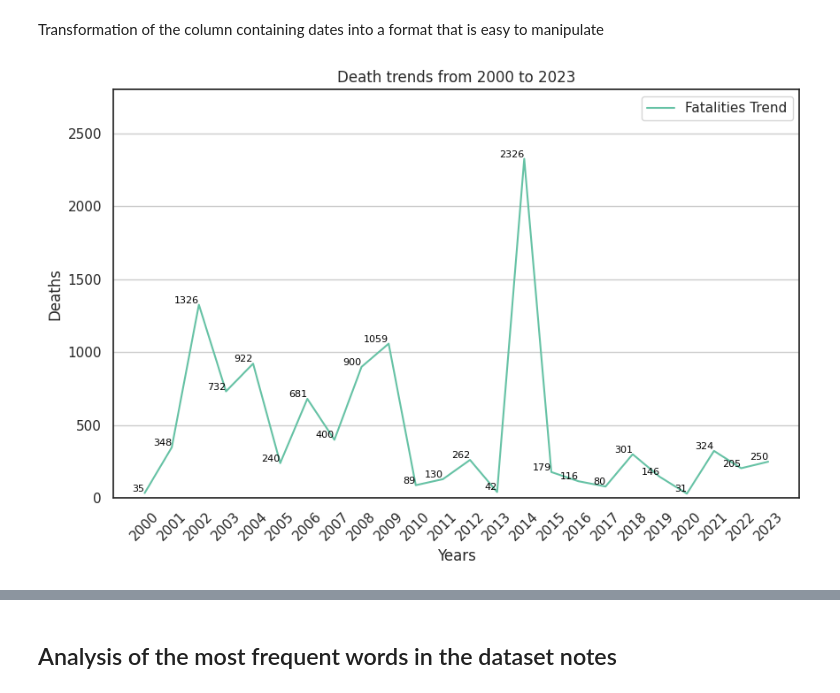
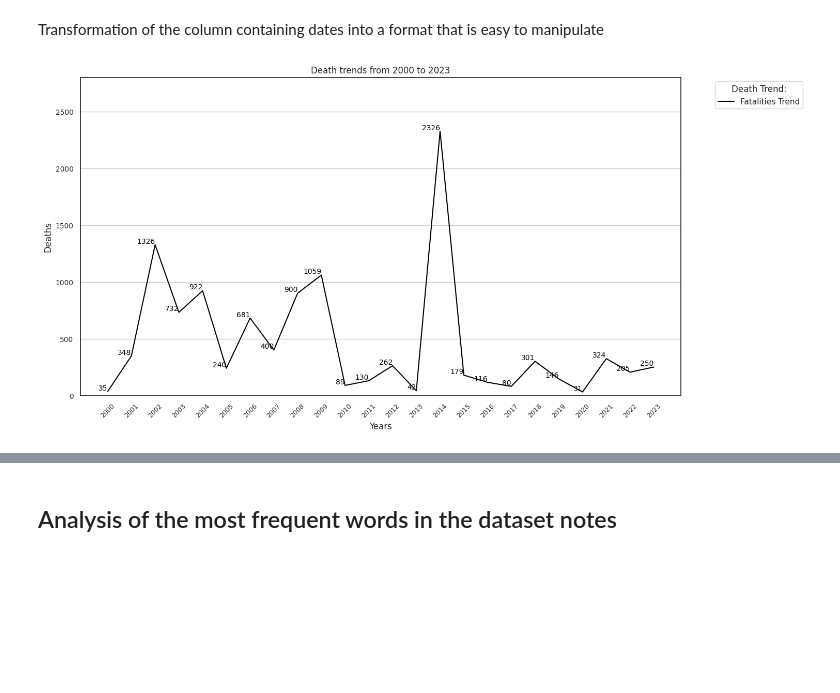
Before and after one commit to exdsgift/IPC-MideastAnalytics, a Jupyter notebook: Fatalities_Project.ipynb, the cells around one changed output, grey strips where cells are left out. Drawn from its saved outputs; the diff is of its cells as text; code cells hidden in the pictures; blank space fills up the shorter version.

```diff
--- a/Fatalities_Project.ipynb
+++ b/Fatalities_Project.ipynb
@@ -370,28 +470,30 @@ fatalities_df['date_of_death'] = pd.to_datetime(fatalities_df['date_of_death'])
 fatalities_df['year'] = fatalities_df['date_of_death'].dt.year
 fatality_by_year = fatalities_df.groupby('year').size().reset_index(name='fatalities')
 # %%
-plt.figure(figsize=(10, 6))
+plt.figure(figsize=(15, 8))
 plt.title('Death trends from 2000 to 2023')
 plt.xlabel('Years')
 plt.ylabel('Deaths')
 plt.ylim(0, 2800)
-plt.xticks(fatality_by_year['year'], rotation = 45)
+plt.xticks(fatality_by_year['year'], rotation = 45, fontsize=9)
+plt.yticks(rotation = 0, fontsize=10)
 
 fatality_by_year = fatalities_df.groupby('year').size().reset_index(name='fatalities')
 
 plot4 = sns.lineplot(x='year',
                      y='fatalities',
                      data=fatality_by_year,
                      markers=True,
+                     color='black',
                      label='Fatalities Trend')
 
 for x, y in zip(fatality_by_year['year'], fatality_by_year['fatalities']):
-    plt.text(x, y, f'{y}', ha='right', va='bottom', fontsize=8, color='black')
+    plt.text(x, y, f'{y}', ha='right', va='bottom', fontsize=10, color='black')
 
-plt.legend()
+plt.legend(title='Death Trend:', bbox_to_anchor=(1.05, 1), loc='upper left')
 
 plt.grid(True, axis='y')
 plt.show()
 # %% [output]
-[figure, old version]
+[figure, new version]
 # %%
```
Also changed, not shown: parts of 22 cells of this notebook.
